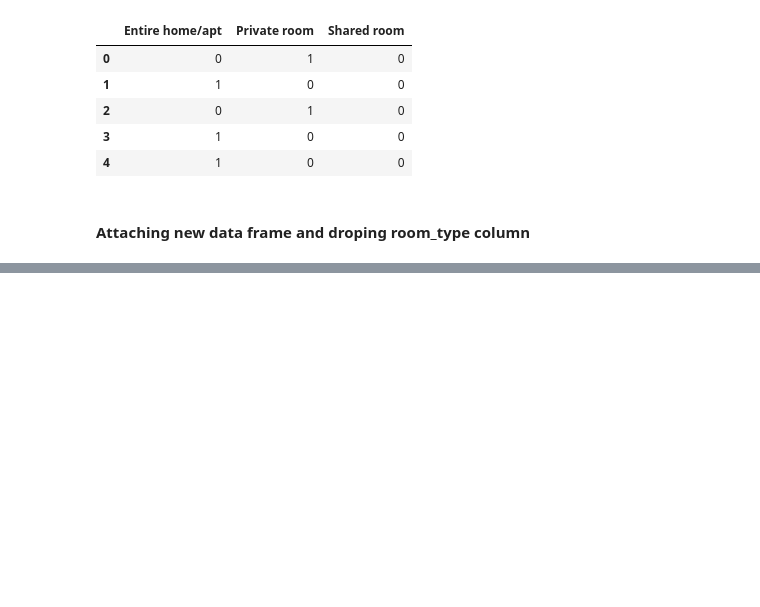
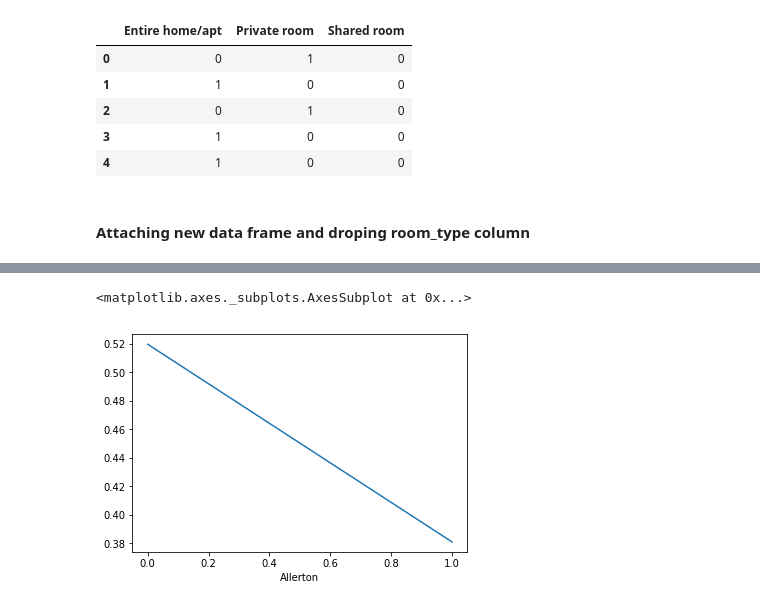
Before and after one commit to leosquintero/Airbnb-data-science-project, a Jupyter notebook: AirBnb EDA.ipynb, the cells around one changed output, grey strips where cells are left out. Cells and saved outputs as stored; diff of their text form; code cells hidden in the pictures; blank space fills up the shorter version.

```diff
--- a/AirBnb EDA.ipynb
+++ b/AirBnb EDA.ipynb
@@ -291,0 +291,5 @@ bnb.head()
+# %%
+bnb.groupby('Allerton')["Entire home/apt"].mean().plot()
+# %% [output]
+<matplotlib.axes._subplots.AxesSubplot at 0x...>
+[figure, added]
```
Also changed, not shown: parts of 5 cells of this notebook.
